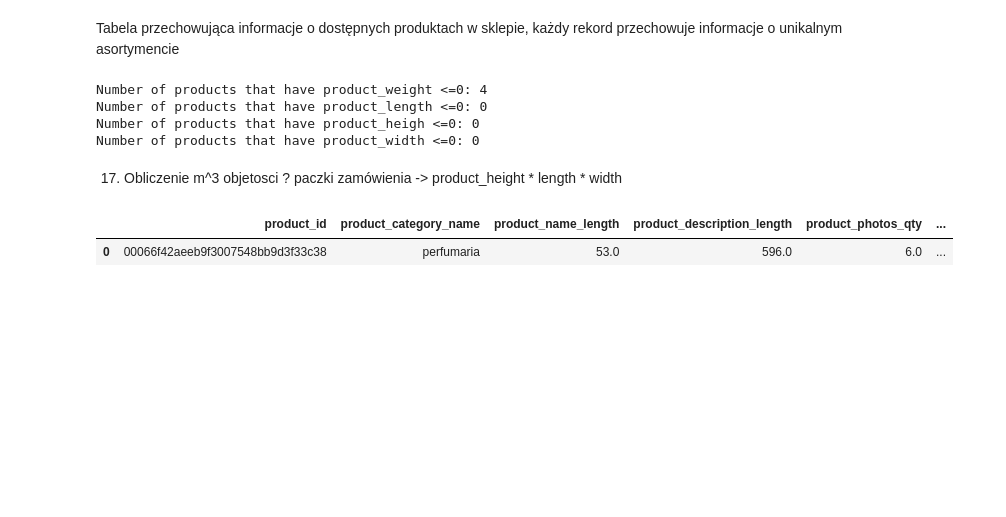
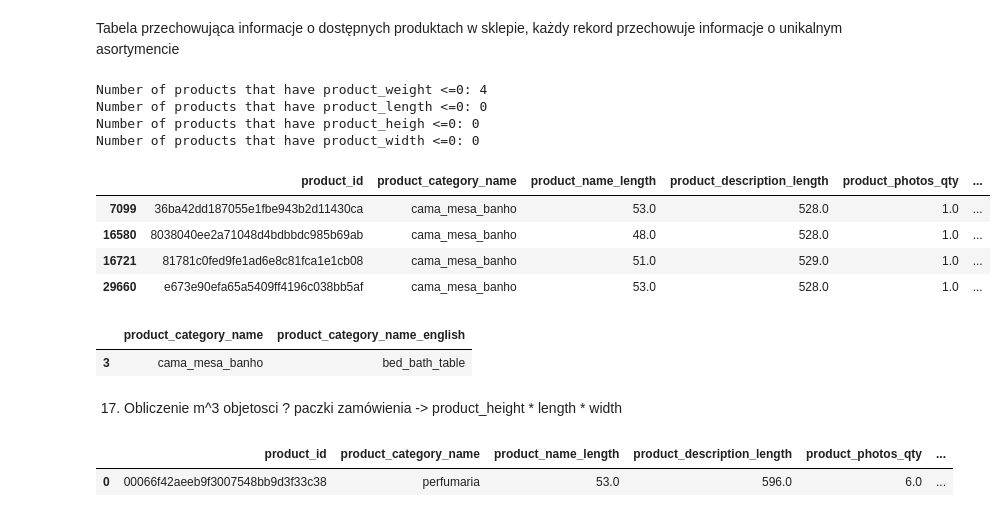
Before and after one commit to PatrykW7/Olist_E-commerce_Analytics_Platform, a Jupyter notebook: olist_pro/Testing.ipynb, the cells around one changed output. Saved outputs shown, nothing was run; the diff lists cells and outputs as text; code cells hidden in the pictures; blank space fills up the shorter version.

```diff
--- a/olist_pro/Testing.ipynb
+++ b/olist_pro/Testing.ipynb
@@ -1650,6 +1686,19 @@ Number of products that have product_weight <=0: 4
 Number of products that have product_length <=0: 0
 Number of products that have product_heigh <=0: 0
 Number of products that have product_width <=0: 0
+# %%
+df_products[df_products["product_weight_g"] == 0]
+# %% [output]
+|  | product_id | product_category_name | product_name_length | product_description_length | product_photos_qty | ... |
+| 7099 | 36ba42dd187055e1fbe943b2d11430ca | cama_mesa_banho | 53.0 | 528.0 | 1.0 | ... |
+| 16580 | 8038040ee2a71048d4bdbbdc985b69ab | cama_mesa_banho | 48.0 | 528.0 | 1.0 | ... |
+| 16721 | 81781c0fed9fe1ad6e8c81fca1e1cb08 | cama_mesa_banho | 51.0 | 529.0 | 1.0 | ... |
+| 29660 | e673e90efa65a5409ff4196c038bb5af | cama_mesa_banho | 53.0 | 528.0 | 1.0 | ... |
+# %%
+df_product_category_translations[df_product_category_translations["product_category_name"] == "cama_mesa_banho"]
+# %% [output]
+|  | product_category_name | product_category_name_english |
+| 3 | cama_mesa_banho | bed_bath_table |
 # %% [markdown]
 17. Obliczenie m^3 objetosci ? paczki zamówienia -> product_height * length * width
 # %%
```
Also changed, not shown: parts of 11 cells of this notebook, 1 other file.
